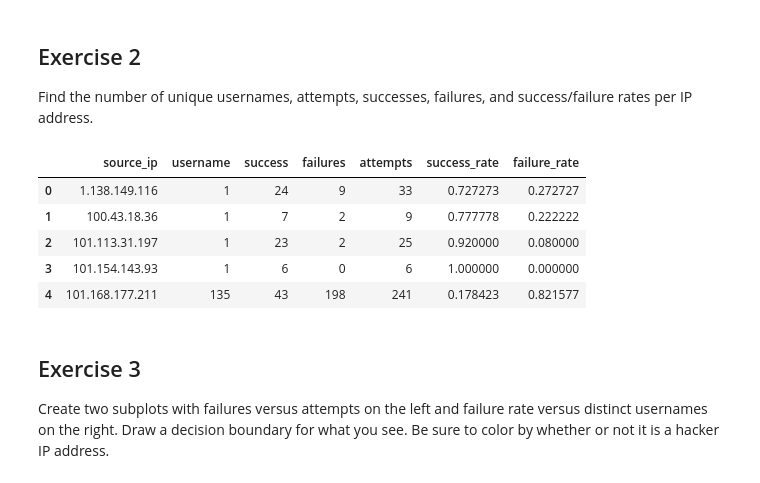
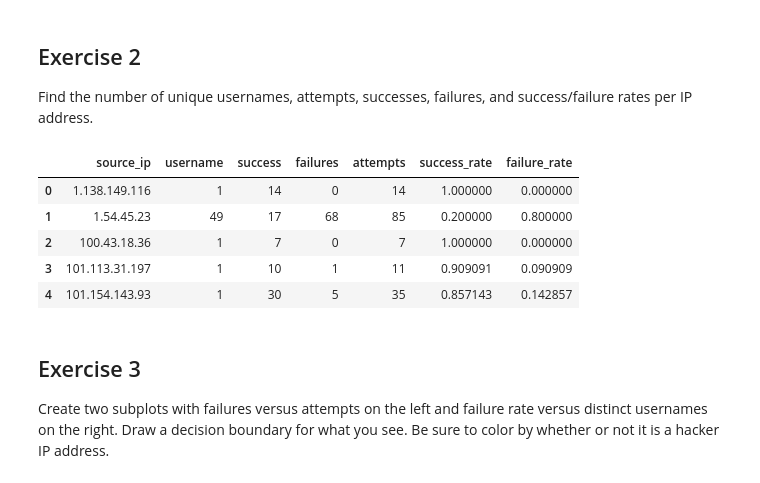
Before and after one commit to stefmolin/Hands-On-Data-Analysis-with-Pandas-2nd-edition, a Jupyter notebook: solutions/ch_08/solutions.ipynb, the cells around one changed output. Cells and saved outputs as stored; diff of their text form; code cells hidden in the pictures.

```diff
--- a/solutions/ch_08/solutions.ipynb
+++ b/solutions/ch_08/solutions.ipynb
@@ -28,26 +28,26 @@ import seaborn as sns
 ## Exercise 2
 Find the number of unique usernames, attempts, successes, failures, and success/failure rates per IP address.
 # %%
-dec_log = pd.read_csv('dec_2019_log.csv', parse_dates=True, index_col='datetime')
+dec_log = pd.read_csv('dec_2018_log.csv', parse_dates=True, index_col='datetime')
 
 log_aggs = dec_log.assign(
     failures=lambda x: np.invert(x.success)
 ).groupby('source_ip').agg(
     {'username': 'nunique', 'success':'sum', 'failures': 'sum'}
 ).assign(
     attempts=lambda x: x.success + x.failures,
     success_rate=lambda x: x.success / x.attempts,
     failure_rate=lambda x: 1 - x.success_rate
 ).dropna().reset_index()
 
 log_aggs.head()
 # %% [output]
 |  | source_ip | username | success | failures | attempts | success_rate | failure_rate |
-| 0 | 1.138.149.116 | 1 | 24 | 9 | 33 | 0.727273 | 0.272727 |
-| 1 | 100.43.18.36 | 1 | 7 | 2 | 9 | 0.777778 | 0.222222 |
-| 2 | 101.113.31.197 | 1 | 23 | 2 | 25 | 0.920000 | 0.080000 |
-| 3 | 101.154.143.93 | 1 | 6 | 0 | 6 | 1.000000 | 0.000000 |
-| 4 | 101.168.177.211 | 135 | 43 | 198 | 241 | 0.178423 | 0.821577 |
+| 0 | 1.138.149.116 | 1 | 14 | 0 | 14 | 1.000000 | 0.000000 |
+| 1 | 1.54.45.23 | 49 | 17 | 68 | 85 | 0.200000 | 0.800000 |
+| 2 | 100.43.18.36 | 1 | 7 | 0 | 7 | 1.000000 | 0.000000 |
+| 3 | 101.113.31.197 | 1 | 10 | 1 | 11 | 0.909091 | 0.090909 |
+| 4 | 101.154.143.93 | 1 | 30 | 5 | 35 | 0.857143 | 0.142857 |
 # %% [markdown]
 ## Exercise 3
 Create two subplots with failures versus attempts on the left and failure rate versus distinct usernames on the right. Draw a decision boundary for what you see. Be sure to color by whether or not it is a hacker IP address.
```
Also changed, not shown: parts of 10 cells of this notebook, 7 other files.
